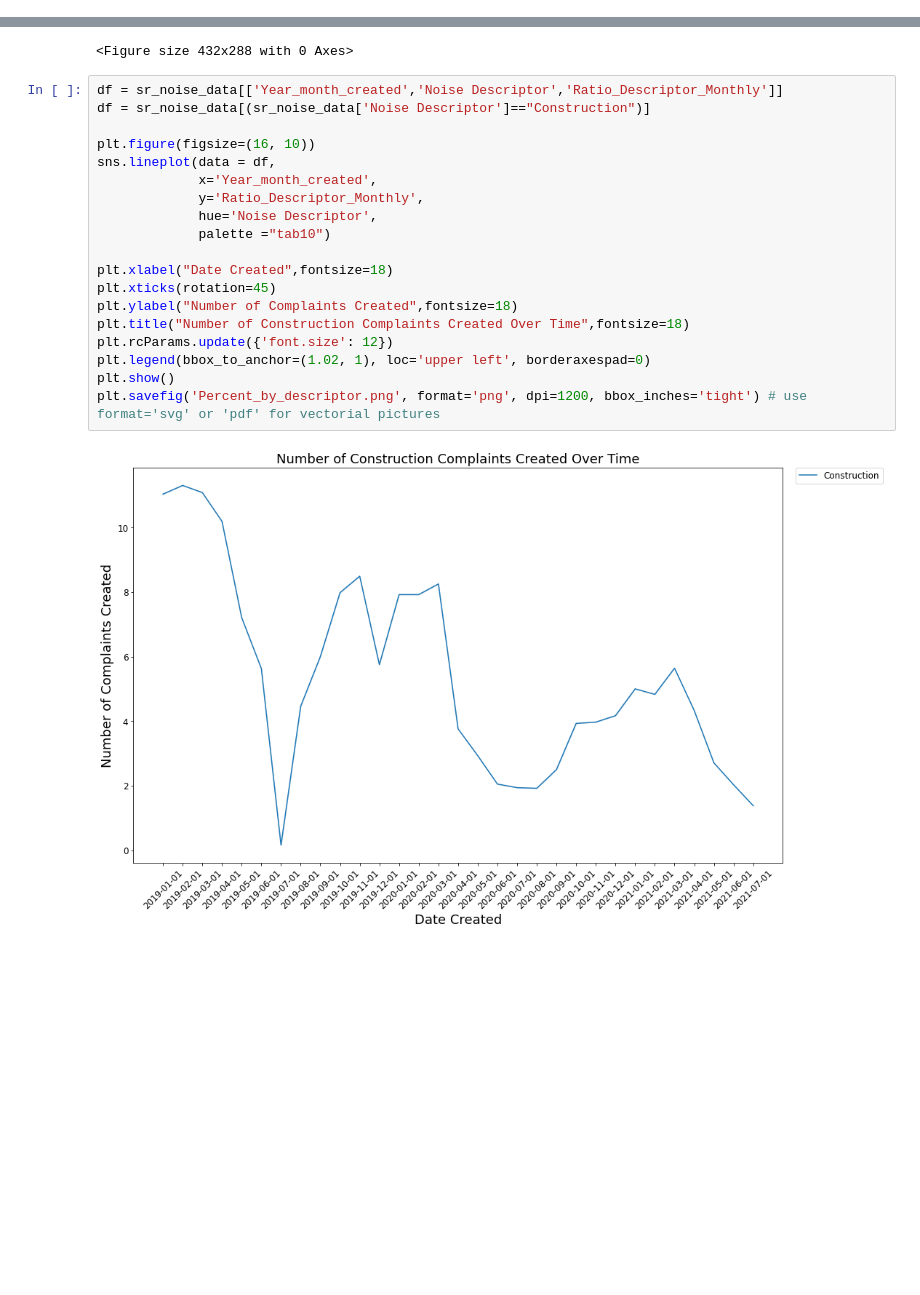
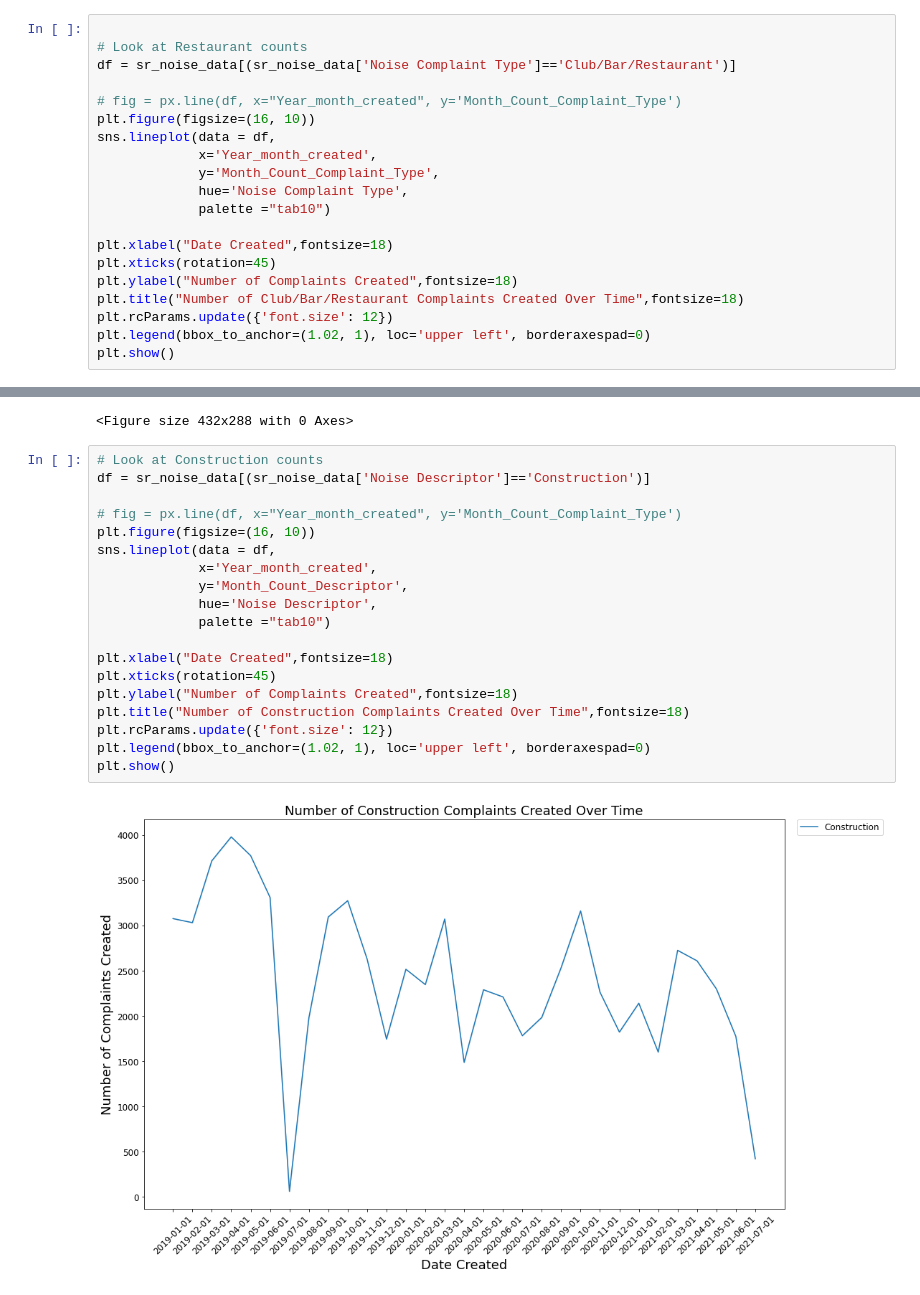
Before and after one commit to nikita-agrawal/Service-Requests, a Jupyter notebook: Visualization_Noise.ipynb, the cells around one changed output, grey strips where cells are left out. Drawn from its saved outputs; the diff is of its cells as text; blank space fills up the shorter version.

```diff
--- a/Visualization_Noise.ipynb
+++ b/Visualization_Noise.ipynb
@@ -154,0 +119,20 @@ plt.show()
+# %%
+
+# Look at Restaurant counts
+df = sr_noise_data[(sr_noise_data['Noise Complaint Type']=='Club/Bar/Restaurant')]
+
+# fig = px.line(df, x="Year_month_created", y='Month_Count_Complaint_Type')
+plt.figure(figsize=(16, 10))
+sns.lineplot(data = df,
+             x='Year_month_created',
+             y='Month_Count_Complaint_Type',
+             hue='Noise Complaint Type',
+             palette ="tab10")
+
+plt.xlabel("Date Created",fontsize=18)
+plt.xticks(rotation=45)
+plt.ylabel("Number of Complaints Created",fontsize=18)
+plt.title("Number of Club/Bar/Restaurant Complaints Created Over Time",fontsize=18)
+plt.rcParams.update({'font.size': 12})
+plt.legend(bbox_to_anchor=(1.02, 1), loc='upper left', borderaxespad=0)
+plt.show()
@@ -177,23 +163,23 @@ plt.savefig('Percent_by_descriptor.png', format='png', dpi=1200, bbox_inches='ti
 [figure]
 <Figure size 432x288 with 0 Axes>
 # %%
-df = sr_noise_data[['Year_month_created','Noise Descriptor','Ratio_Descriptor_Monthly']]
-df = sr_noise_data[(sr_noise_data['Noise Descriptor']=="Construction")]
+# Look at Construction counts
+df = sr_noise_data[(sr_noise_data['Noise Descriptor']=='Construction')]
 
+# fig = px.line(df, x="Year_month_created", y='Month_Count_Complaint_Type')
 plt.figure(figsize=(16, 10))
 sns.lineplot(data = df,
              x='Year_month_created',
-             y='Ratio_Descriptor_Monthly',
+             y='Month_Count_Descriptor',
              hue='Noise Descriptor',
              palette ="tab10")
 
 plt.xlabel("Date Created",fontsize=18)
 plt.xticks(rotation=45)
 plt.ylabel("Number of Complaints Created",fontsize=18)
 plt.title("Number of Construction Complaints Created Over Time",fontsize=18)
 plt.rcParams.update({'font.size': 12})
 plt.legend(bbox_to_anchor=(1.02, 1), loc='upper left', borderaxespad=0)
 plt.show()
-plt.savefig('Percent_by_descriptor.png', format='png', dpi=1200, bbox_inches='tight') # use format='svg' or 'pdf' for vectorial pictures
 # %% [output]
-[figure, old version]
+[figure, new version]
```
Also changed, not shown: parts of 9 cells of this notebook.
